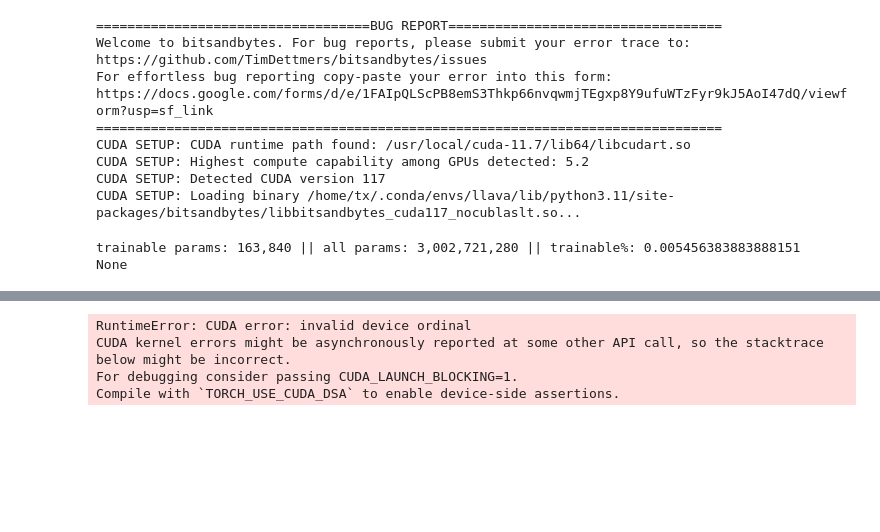
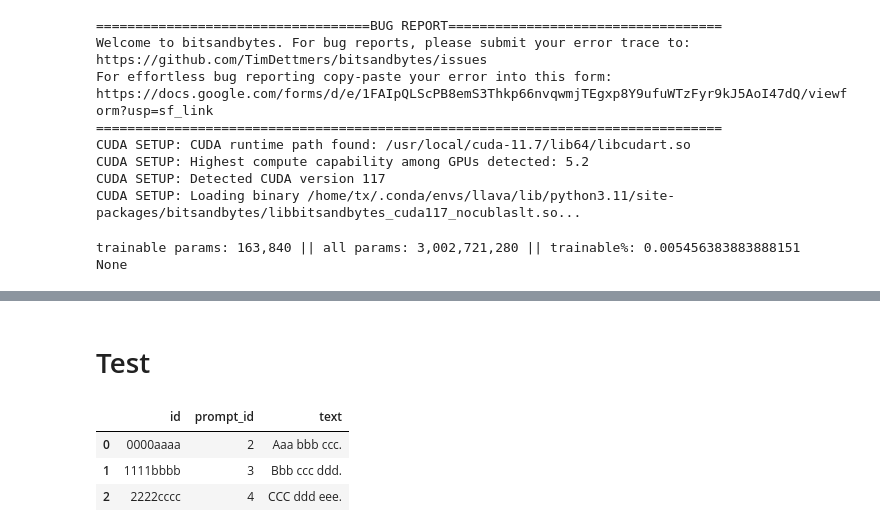
Before and after one commit to wanghaiijiaocool/AI_GENERATED_DEECTER, a Jupyter notebook: ai_detector.ipynb, the cells around one changed output, grey strips where cells are left out. Cells and saved outputs as stored; diff of their text form; code cells hidden in the pictures; blank space fills up the shorter version.

```diff
--- a/ai_detector.ipynb
+++ b/ai_detector.ipynb
@@ -341,37 +312,47 @@ lr_scheduler = get_linear_schedule_with_warmup(
     num_training_steps=(len(dataloader_random) ),
 )
 # %%
-num_epochs = 1
-for epoch in range(num_epochs):
-    model.train()
-    total_loss = 0
-    pbar = tqdm(dataloader_random)
-    for step, batch_a in enumerate(pbar):
-        batch,_ = batch_a
-        batch = {k: v.cuda() for k, v in batch.items()}
-        #print(batch)
-        #outputs = model(batch['input_ids'],labels=batch['labels'])
-        labels_tensor = batch['labels']
-        outputs = model(batch['input_ids'])
+def train():
+    num_epochs = 1
+    for epoch in range(num_epochs):
+        model.train()
+        total_loss = 0
+        pbar = tqdm(dataloader_random)
+        for step, batch_a in enumerate(pbar):
+            batch,_ = batch_a
+            batch = {k: v.cuda() for k, v in batch.items()}
+            #print(batch)
+            #outputs = model(batch['input_ids'],labels=batch['labels'])
+            labels_tensor = batch['labels']
+            outputs = model(batch['input_ids'])
 
-        logits = outputs.logits
-        logits = logits[...,:-1,:].contiguous()
-        labels_tensor = labels_tensor[...,1:].contiguous()
+            logits = outputs.logits
+            logits = logits[...,:-1,:].contiguous()
+            labels_tensor = labels_tensor[...,1:].contiguous()
 
 
-        #loss = outputs.loss
-        loss = loss_fn(logits.view(-1, logits.size(-1)), labels_tensor.view(-1))
+            #loss = outputs.loss
+            loss = loss_fn(logits.view(-1, logits.size(-1)), labels_tensor.view(-1))
 
-        total_loss += loss.detach().float()
-        #print(loss)
-        loss.backward()
-        optimizer.step()
-        lr_scheduler.step()
-        optimizer.zero_grad()
-        if(step % 10 == 0):
-            pbar.set_description(f"step {step} loss {loss}")
+            total_loss += loss.detach().float()
+            #print(loss)
+            loss.backward()
+            optimizer.step()
+            lr_scheduler.step()
+            optimizer.zero_grad()
+            if(step % 10 == 0):
+                pbar.set_description(f"step {step} loss {loss}")
+
+#train()
-# %% [output]
-RuntimeError: CUDA error: invalid device ordinal
-CUDA kernel errors might be asynchronously reported at some other API call, so the stacktrace below might be incorrect.
-For debugging consider passing CUDA_LAUNCH_BLOCKING=1.
-Compile with `TORCH_USE_CUDA_DSA` to enable device-side assertions.
+# %% [markdown]
+# Test
+# %%
+test_data_path = "./data/test_essays.csv"
+test_data = pd.read_csv(test_data_path)
+# %%
+test_data
+# %% [output]
+|  | id | prompt_id | text |
+| 0 | 0000aaaa | 2 | Aaa bbb ccc. |
+| 1 | 1111bbbb | 3 | Bbb ccc ddd. |
+| 2 | 2222cccc | 4 | CCC ddd eee. |
```
Also changed, not shown: parts of 11 cells of this notebook.
